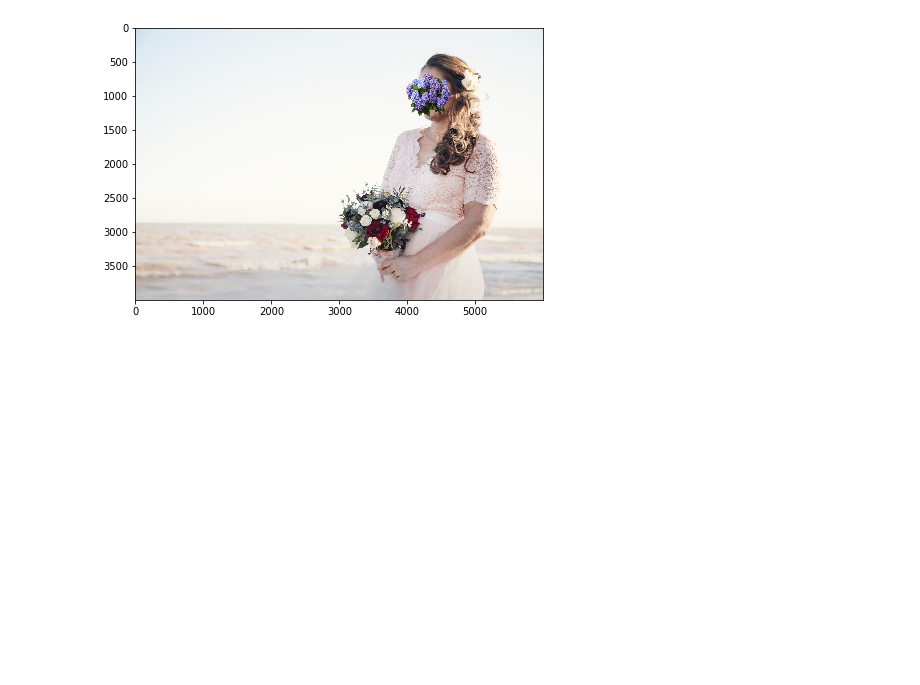
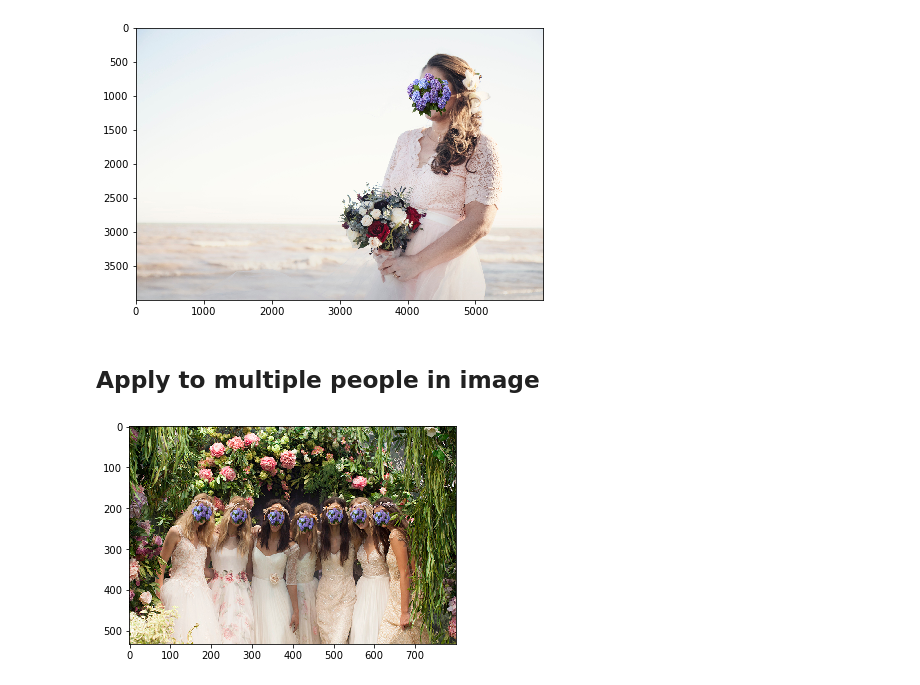
Before and after one commit to asyaf/magritte, a Jupyter notebook: code/the_great_war.ipynb, the cells around one changed output. Drawn from its saved outputs; the diff is of its cells as text; code cells hidden in the pictures; blank space fills up the shorter version.

```diff
--- a/code/the_great_war.ipynb
+++ b/code/the_great_war.ipynb
@@ -106,19 +59,32 @@ def alpha_blend(foreground, background, alpha):
 # %%
-fig3 = plt.figure(figsize = (20,5))
-ax3 = fig3.add_subplot(111)
+def paste_on_faces(back_img, front_img, face_locations):
+    res_img = back_img.copy()
+    for (top, right, bottom, left) in face_locations:
+        width = right - left
+        height = bottom - top
+        resized_front_img = resize_image(front_img, width, height)
+
+        # extract alpha channel and create a 3-channel image from it
+        alpha = resized_front_img[:,:,3]
+        alpha_img = cv2.merge([alpha] * 3)
+
+        blended = alpha_blend(resized_front_img[:,:,0:3], res_img[top:bottom, left:right], alpha_img)
+        res_img[top:bottom, left:right, :] = blended
+    return res_img
+
 if len(face_locations) > 0:
-  res_img = back_img.copy()
-  for (top, right, bottom, left) in face_locations:
-    width = right - left
-    height = bottom - top
-    front_copy = front_img.copy()
-    front_copy = cv2.resize(front_copy, (width, height), interpolation = cv2.INTER_AREA)
-    # print(front_copy.shape)
-    alpha = front_copy[:,:,3]
-    alpha_img = cv2.merge([alpha] * 3)
-
-    blended = alpha_blend(front_copy[:,:,0:3], res_img[top:bottom, left:right], alpha_img)
-    res_img[top:bottom, left:right, :] = blended
-p = plt.imshow(res_img)
+    fig2 = plt.figure(figsize = (20,5))
+    ax2 = fig2.add_subplot(111)
+    res_img = paste_on_faces(back_img, front_img, face_locations)
+    plt.imshow(res_img);
 # %% [output]
 [figure]
+# %% [markdown]
+## Apply to multiple people in image
+# %%
+alt_back_img = load_image(ALT_BACK_IMG_PATH)
+face_locations = face_recognition.face_locations(alt_back_img)
+res_img = paste_on_faces(alt_back_img, front_img, face_locations)
+display_image(res_img)
+# %% [output]
+[figure, added]
```
Also changed, not shown: parts of 9 cells of this notebook, 9 other files.
